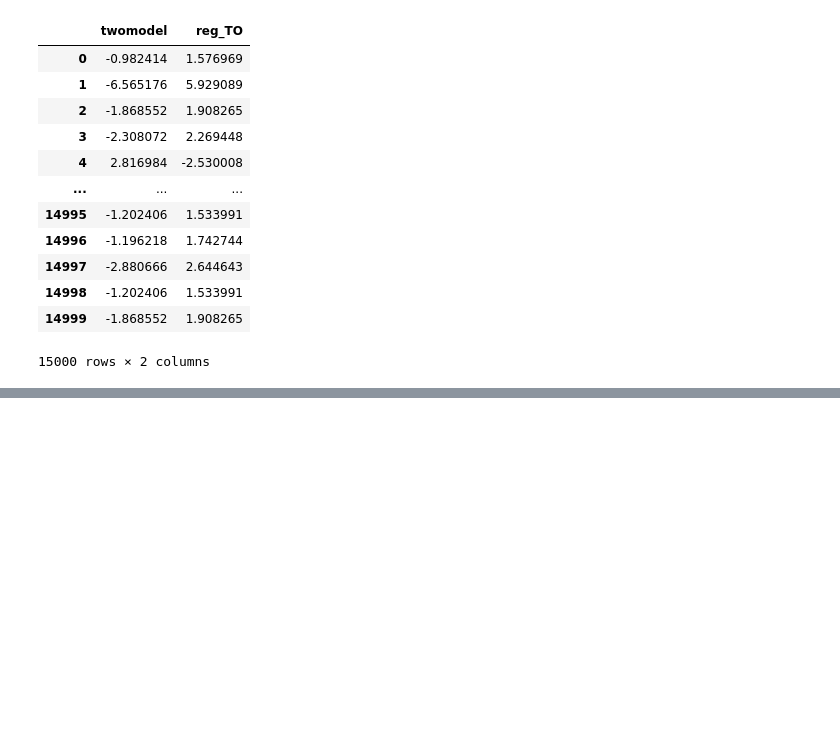
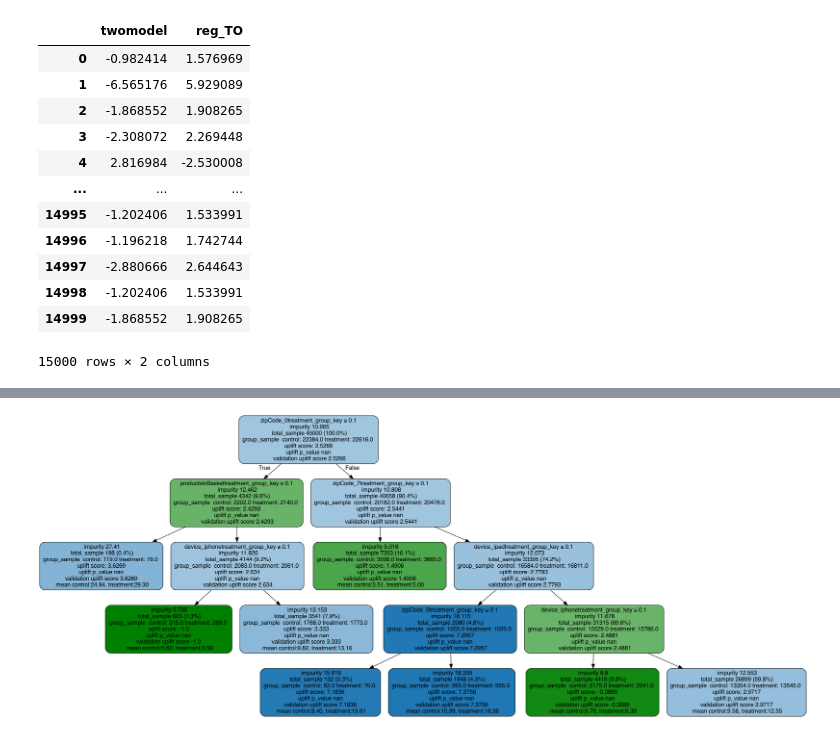
Before and after one commit to wiebkepeters/IS-HU-Berlin, a Jupyter notebook: CausalMLAdams.ipynb, the cells around one changed output, grey strips where cells are left out. Saved outputs shown, nothing was run; the diff lists cells and outputs as text; code cells hidden in the pictures; blank space fills up the shorter version.

```diff
--- a/CausalMLAdams.ipynb
+++ b/CausalMLAdams.ipynb
@@ -9,7 +9,8 @@ import matplotlib.pyplot as plt
 plt.rcParams["figure.figsize"] = (20,10)
 # %%
 # Load the dataset
-campaign = pd.read_csv('~/uplift_campaign.csv')
+campaign = pd.read_csv('/Users/wiebkeberlin/Downloads/uplift_campaign.csv')
+#todo
 # %%
 # Among other things, look at the ratio of how many people actually bought something
 # (conversion10days) and how many people received a marketing incentive (treatment)
@@ -324,6 +309,14 @@ uplift_RF.fit(train[X].values,
                  y=train[y].values) ;
 # %%
 pred['Causal_RF'] = uplift_RF.predict(test[X].values).ravel() #ravel extracts the values from the numpy array so it can be loaded into the dataframe
+# %%
+from IPython.display import Image
+uplift_tree = uplift_RF.uplift_forest[0]
+# Plot uplift tree (single tree)
+graph = uplift_tree_plot(uplift_tree.fitted_uplift_tree,X)
+Image(graph.create_png())
+# %% [output]
+[figure, added]
 # %%
 #### Performance Assessment for Uplift Models ####
 # Analyze the predicted values
```
Also changed, not shown: parts of 4 cells of this notebook.
